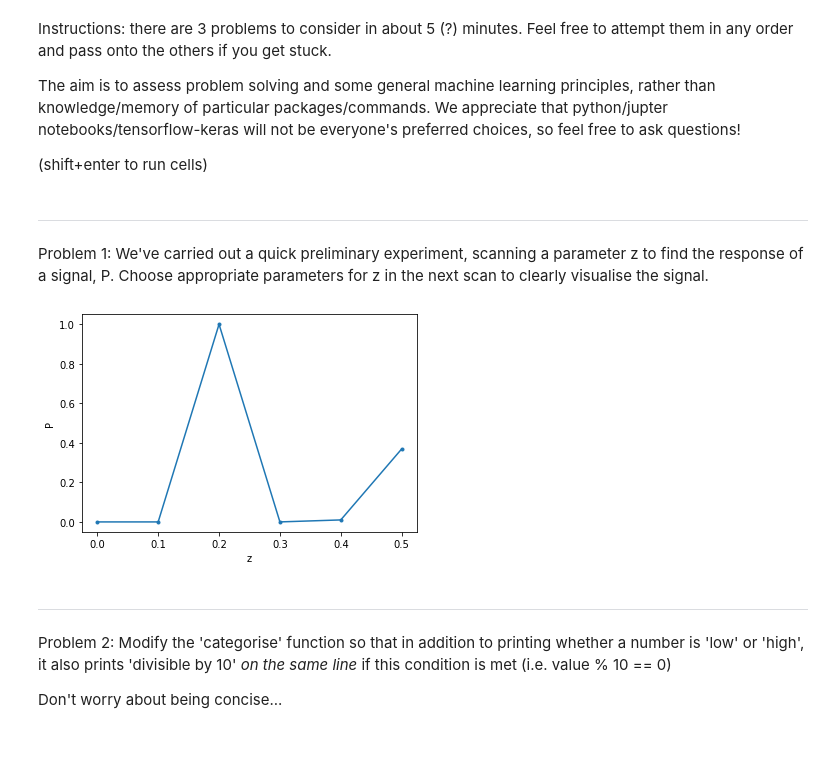
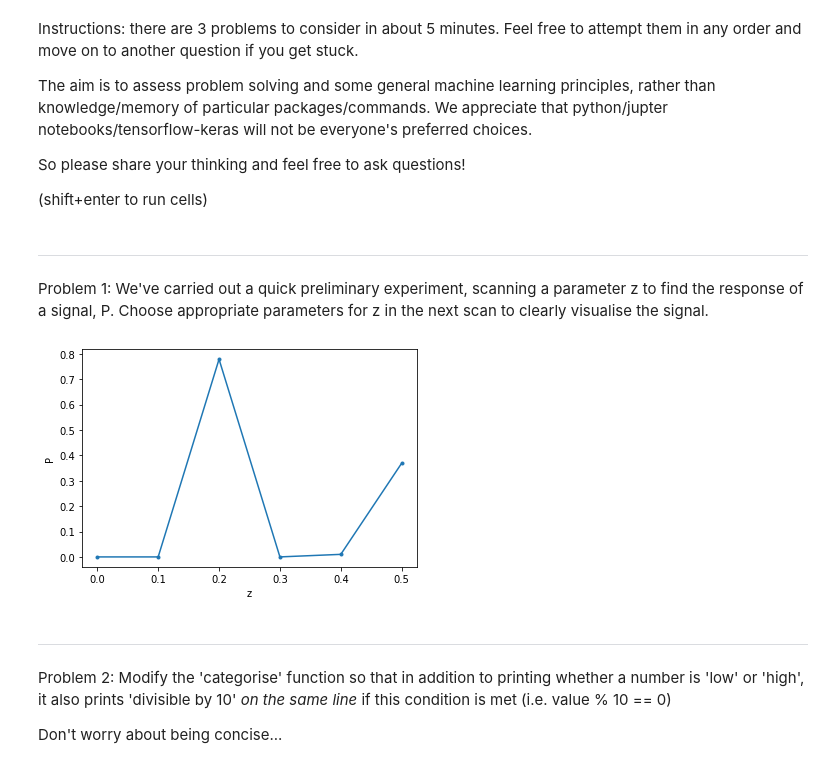
Before and after one commit to dave-dunning/Test, a Jupyter notebook: test_notebook2.ipynb, the cells around one changed output. Drawn from its saved outputs; the diff is of its cells as text; code cells hidden in the pictures.

```diff
--- a/test_notebook2.ipynb
+++ b/test_notebook2.ipynb
@@ -1,7 +1,9 @@
 # %% [markdown]
-Instructions: there are 3 problems to consider in about 5 (?) minutes. Feel free to attempt them in any order and pass onto the others if you get stuck.
+Instructions: there are 3 problems to consider in about 5 minutes. Feel free to attempt them in any order and move on to another question if you get stuck.
 
-The aim is to assess problem solving and some general machine learning principles, rather than knowledge/memory of particular packages/commands. We appreciate that python/jupter notebooks/tensorflow-keras will not be everyone's preferred choices, so feel free to ask questions!
+The aim is to assess problem solving and some general machine learning principles, rather than knowledge/memory of particular packages/commands. We appreciate that python/jupter notebooks/tensorflow-keras will not be everyone's preferred choices.
+
+So please share your thinking and feel free to ask questions!
 
 (shift+enter to run cells)
 # %%
@@ -16,12 +18,12 @@ Problem 1: We've carried out a quick preliminary experiment, scanning a paramete
 # %%
 z = np.arange(0,0.6,0.1) # scan settings
 
-P = np.exp(-( (z-0.2)/0.02 )**2) + 2*np.exp(-( (z-0.63)/0.1 )**2)
+P = np.exp(-( (z-0.21)/0.02 )**2) + 2*np.exp(-( (z-0.63)/0.1 )**2)
 plt.plot(z, P, '.-')
 plt.xlabel('z');plt.ylabel('P')
 plt.show()
 # %% [output]
-[figure, old version]
+[figure, new version]
 # %% [markdown]
 -------------------------------------------------------------------------------------------------------------------------------
 Problem 2: Modify the 'categorise' function so that in addition to printing whether a number is 'low' or 'high', it also prints 'divisible by 10' *on the same line* if this condition is met (i.e. value % 10 == 0)
```
Also changed, not shown: parts of 4 cells of this notebook.
